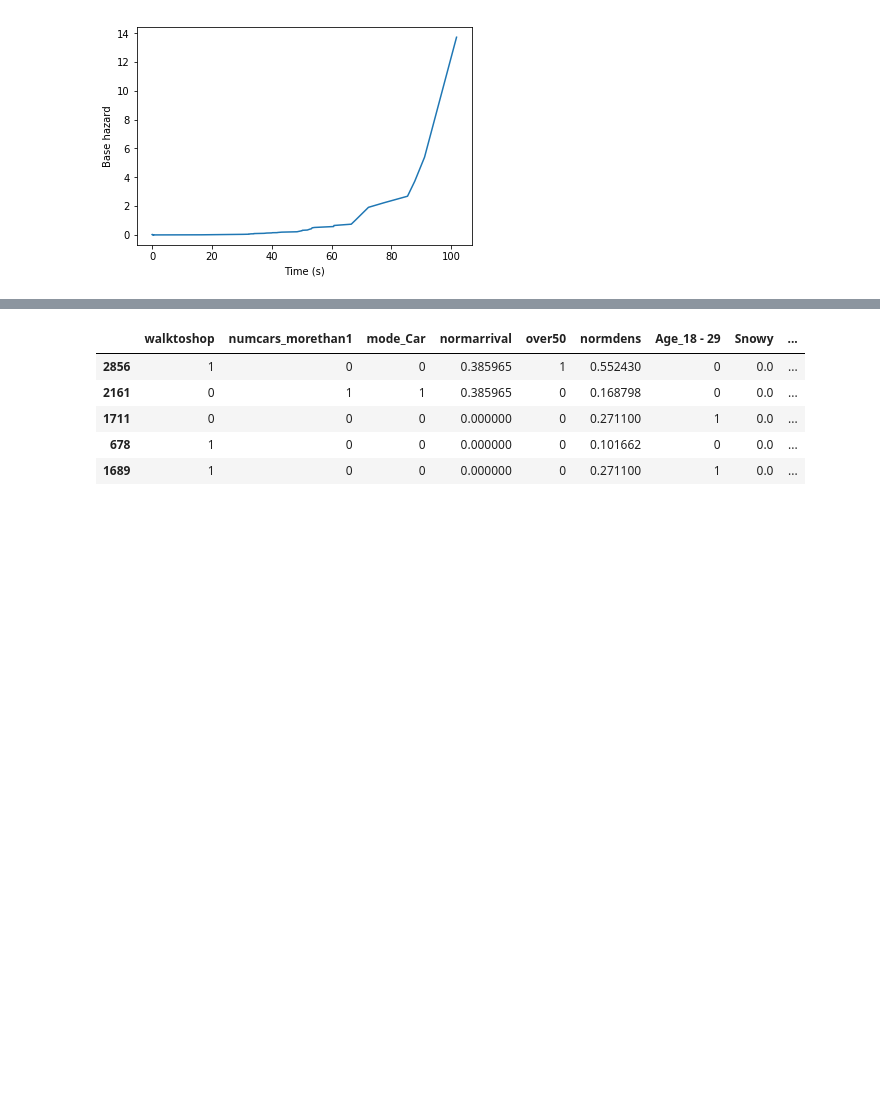
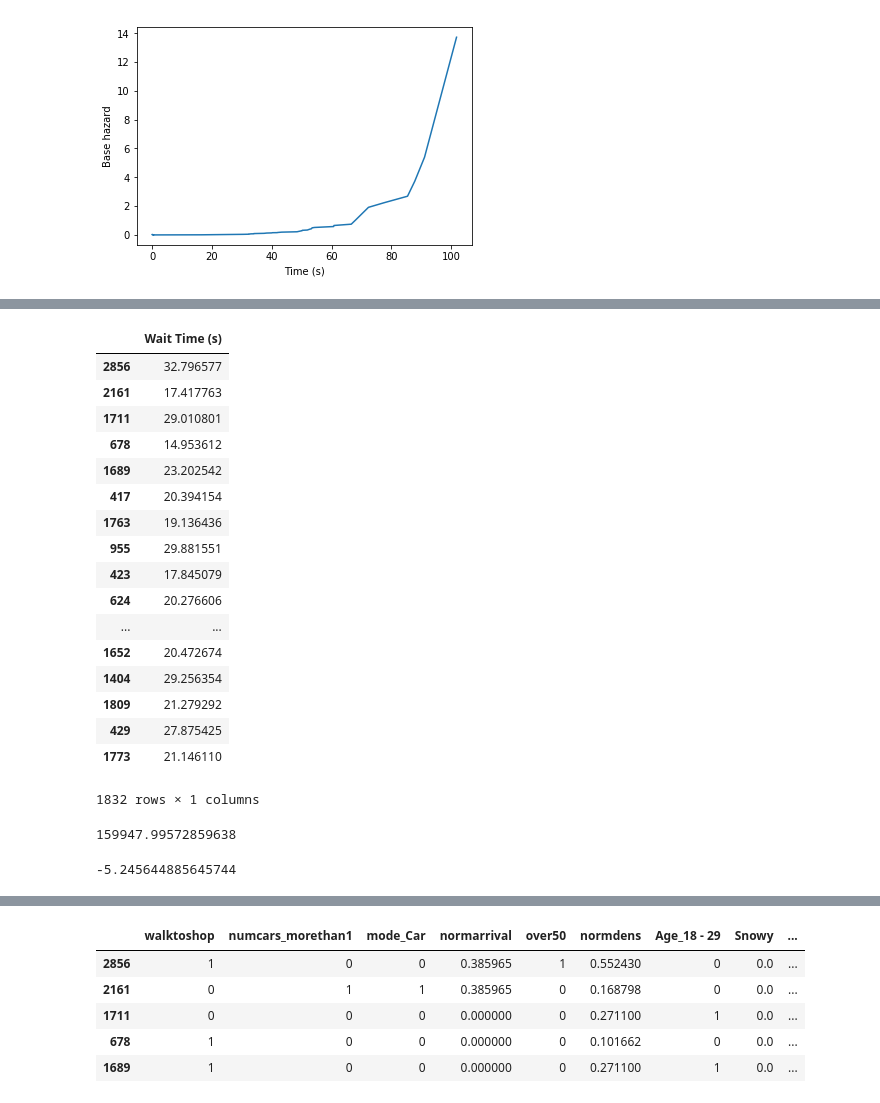
Before and after one commit to arashk1990/ProjectVR, a Jupyter notebook: models/WaitTimeCalculation.ipynb, the cells around one changed output, grey strips where cells are left out. Saved outputs shown, nothing was run; the diff lists cells and outputs as text; code cells hidden in the pictures; blank space fills up the shorter version.

```diff
--- a/models/WaitTimeCalculation.ipynb
+++ b/models/WaitTimeCalculation.ipynb
@@ -126,0 +133,42 @@ plt.show()
+# %%
+def survfunction(cumhazard,t):
+    steps = int(np.round(t/0.1,0))
+    return np.exp(-sum(0.1 * cumhazard[0:steps]))     #0.1: dz
+# %%
+predictedwait = pd.DataFrame(columns=['Wait Time (s)'])
+for n in range(xtrain.shape[0]):
+    surv=[]
+    hazardarray = cumhazard(xtrain[n:n+1,0:network.hyperparams['n_in']])
+    for t in discreteTimes:
+        surv.append(survfunction(hazardarray,t))
+    expected = np.trapz(surv,discreteTimes)
+    predictedwait =  predictedwait.append({'Wait Time (s)': expected}, ignore_index=True)
+# %%
+predictedwait.index=pd.DataFrame(NCtrain['Wait Time (s)']).index
+# %%
+x=predictedwait-pd.DataFrame(NCtrain['Wait Time (s)'])
+# %%
+x
+# %% [output]
+|  | Wait Time (s) |
+| 2856 | 32.796577 |
+| 2161 | 17.417763 |
+| 1711 | 29.010801 |
+| 678 | 14.953612 |
+| 1689 | 23.202542 |
+| 417 | 20.394154 |
+| 1763 | 19.136436 |
+| 955 | 29.881551 |
+| 423 | 17.845079 |
+| 624 | 20.276606 |
+| ... | ... |
+| 1652 | 20.472674 |
+| 1404 | 29.256354 |
+| 1809 | 21.279292 |
+| 429 | 27.875425 |
+| 1773 | 21.146110 |
+1832 rows × 1 columns
+# %%
+TSS
+# %% [output]
+159947.99572859638
@@ -126,0 +179,8 @@ plt.show()
+# %%
+TSS = np.linalg.norm(pd.DataFrame(NCtrain['Wait Time (s)'])-AVG)**2         #Total sum of square
+
+R2 = 1-RSS/TSS                       #R squared
+
+R2
+# %% [output]
+-5.245644885645744
```
Also changed, not shown: parts of 13 cells of this notebook.
